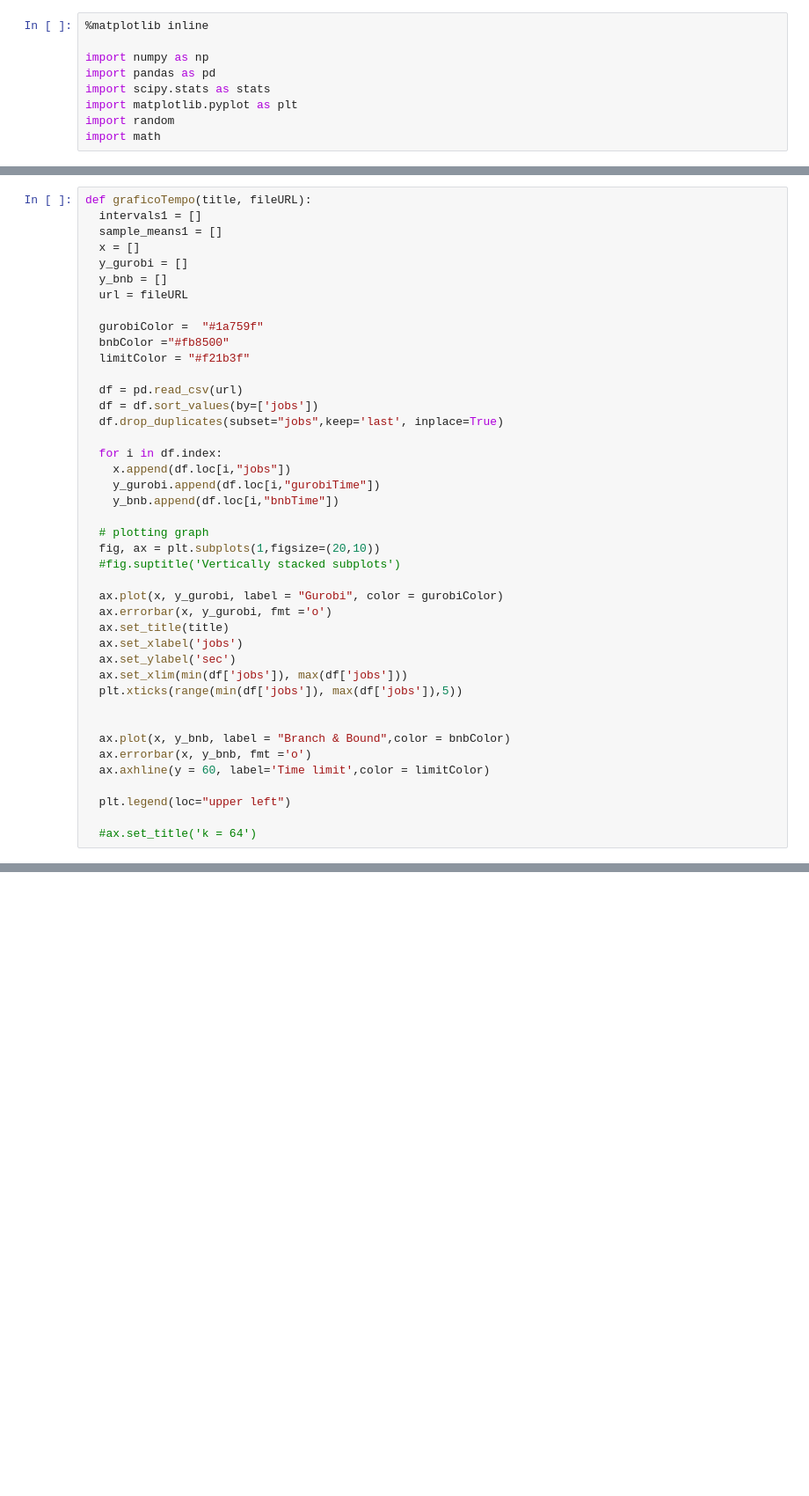
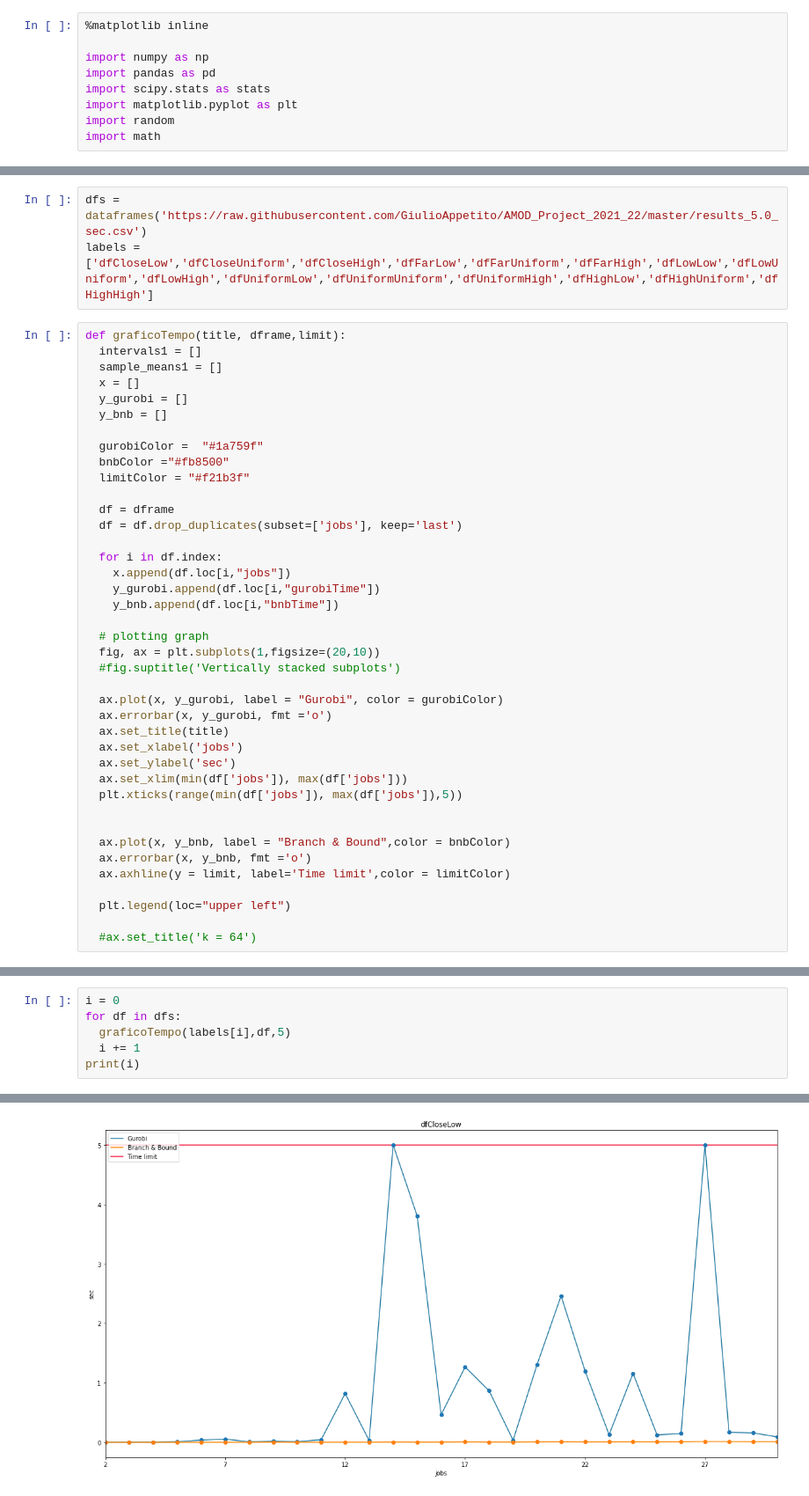
Before and after one commit to GiulioAppetito/Progetto-AMOD-21-22, a Jupyter notebook: plots.ipynb, the cells around one changed output, grey strips where cells are left out. Shown: that part at 88% size. Cells and saved outputs as stored; diff of their text form; blank space fills up the shorter version.

```diff
--- a/plots.ipynb
+++ b/plots.ipynb
@@ -12,19 +46,20 @@ import math
+# %%
+dfs = dataframes('https://raw.githubusercontent.com/GiulioAppetito/AMOD_Project_2021_22/master/results_5.0_sec.csv')
+labels = ['dfCloseLow','dfCloseUniform','dfCloseHigh','dfFarLow','dfFarUniform','dfFarHigh','dfLowLow','dfLowUniform','dfLowHigh','dfUniformLow','dfUniformUniform','dfUniformHigh','dfHighLow','dfHighUniform','dfHighHigh']
 # %%
-def graficoTempo(title, fileURL):
+def graficoTempo(title, dframe,limit):
   intervals1 = []
   sample_means1 = []
   x = []
   y_gurobi = []
   y_bnb = []
-  url = fileURL
 
   gurobiColor =  "#1a759f"
   bnbColor ="#fb8500"
   limitColor = "#f21b3f"
 
-  df = pd.read_csv(url)
-  df = df.sort_values(by=['jobs'])
-  df.drop_duplicates(subset="jobs",keep='last', inplace=True)
+  df = dframe
+  df = df.drop_duplicates(subset=['jobs'], keep='last')
 
   for i in df.index:
     x.append(df.loc[i,"jobs"])
@@ -46,7 +81,7 @@ def graficoTempo(title, fileURL):
 
   ax.plot(x, y_bnb, label = "Branch & Bound",color = bnbColor)
   ax.errorbar(x, y_bnb, fmt ='o')
-  ax.axhline(y = 60, label='Time limit',color = limitColor)
+  ax.axhline(y = limit, label='Time limit',color = limitColor)
 
   plt.legend(loc="upper left")
 
@@ -181,0 +89,7 @@ graficoTempoMedio('Many low variance',url,column)
+# %%
+i = 0
+for df in dfs:
+  graficoTempo(labels[i],df,5)
+  i += 1
+print(i)
+# %% [output]
@@ -181,0 +97 @@ graficoTempoMedio('Many low variance',url,column)
+[figure, added]
```
Also changed, not shown: parts of 7 cells of this notebook.
